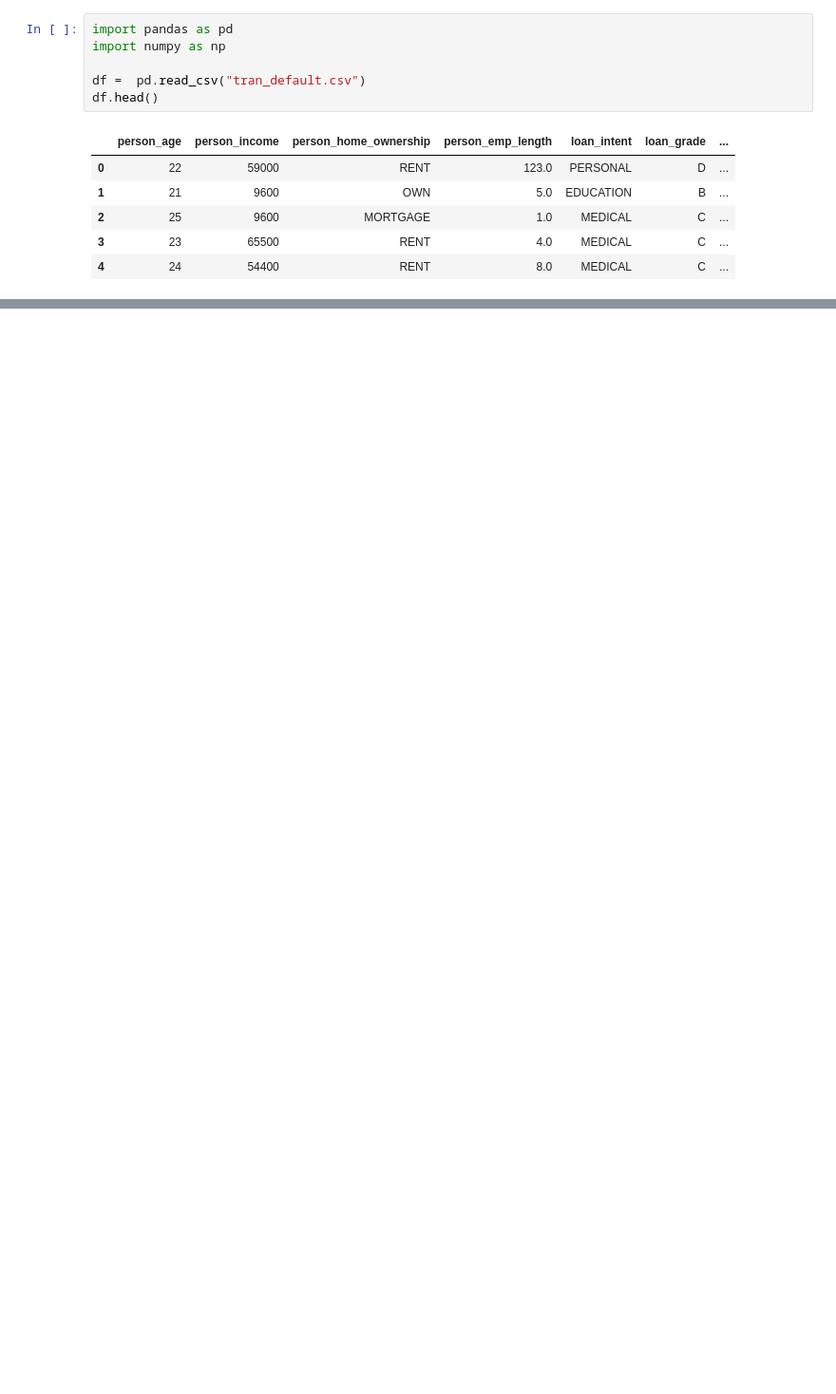
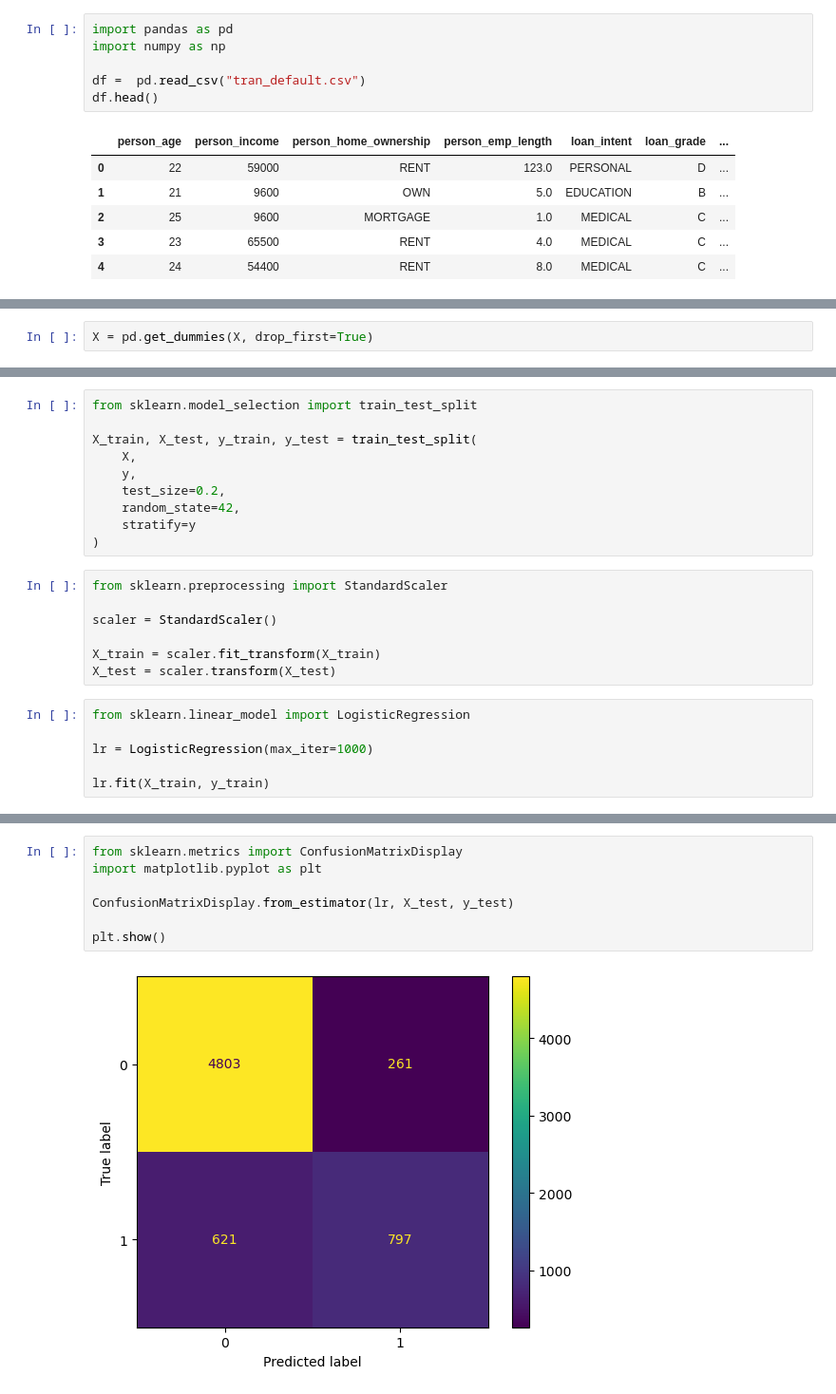
Before and after one commit to knox164/Portfolio, a Jupyter notebook: customer_default/default_prediction.ipynb, the cells around one changed output, grey strips where cells are left out. Shown at 95% size. Saved outputs shown, nothing was run; the diff lists cells and outputs as text; blank space fills up the shorter version.

```diff
--- a/customer_default/default_prediction.ipynb
+++ b/customer_default/default_prediction.ipynb
@@ -13,0 +122,2 @@ df.head()
+# %%
+X = pd.get_dummies(X, drop_first=True)
@@ -13,0 +146,23 @@ df.head()
+# %%
+from sklearn.model_selection import train_test_split
+
+X_train, X_test, y_train, y_test = train_test_split(
+    X,
+    y,
+    test_size=0.2,
+    random_state=42,
+    stratify=y
+)
+# %%
+from sklearn.preprocessing import StandardScaler
+
+scaler = StandardScaler()
+
+X_train = scaler.fit_transform(X_train)
+X_test = scaler.transform(X_test)
+# %%
+from sklearn.linear_model import LogisticRegression
+
+lr = LogisticRegression(max_iter=1000)
+
+lr.fit(X_train, y_train)
@@ -13,0 +195,9 @@ df.head()
+# %%
+from sklearn.metrics import ConfusionMatrixDisplay
+import matplotlib.pyplot as plt
+
+ConfusionMatrixDisplay.from_estimator(lr, X_test, y_test)
+
+plt.show()
+# %% [output]
+[figure, added]
```
Also changed, not shown: parts of 22 cells of this notebook, 1 other file.
